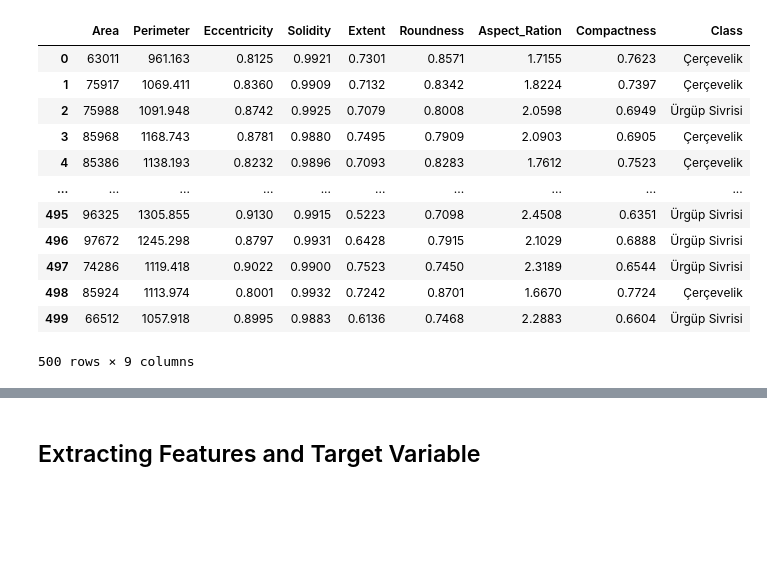
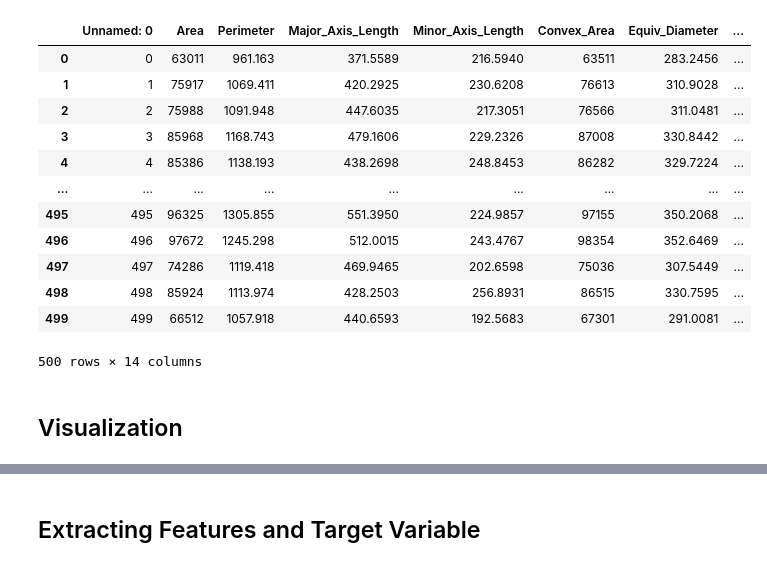
Before and after one commit to MANAS-AI-Taskphase-24-25/Nandini_Sah, a Jupyter notebook: Task 2/Task 2.1/logisticregression.ipynb, the cells around one changed output, grey strips where cells are left out. Drawn from its saved outputs; the diff is of its cells as text; code cells hidden in the pictures; blank space fills up the shorter version.

```diff
--- a/Task 2/Task 2.1/logisticregression.ipynb
+++ b/Task 2/Task 2.1/logisticregression.ipynb
@@ -6,21 +6,21 @@ import math
 import matplotlib.pyplot as plt
 # %%
 train_data = pd.read_csv("Gotem Pumpkins.csv")
-train_data = train_data.drop(['Unnamed: 0', 'Minor_Axis_Length', 'Major_Axis_Length', 'Convex_Area','Equiv_Diameter'],axis=1)
 test_data = pd.read_csv("Freyja_Pumpkins.csv")
-test_data = test_data.drop(['Unnamed: 0','Minor_Axis_Length','Major_Axis_Length', 'Convex_Area','Equiv_Diameter'],axis=1)
 test_data
 # %% [output]
-|  | Area | Perimeter | Eccentricity | Solidity | Extent | Roundness | Aspect_Ration | Compactness | Class |
-| 0 | 63011 | 961.163 | 0.8125 | 0.9921 | 0.7301 | 0.8571 | 1.7155 | 0.7623 | Çerçevelik |
-| 1 | 75917 | 1069.411 | 0.8360 | 0.9909 | 0.7132 | 0.8342 | 1.8224 | 0.7397 | Çerçevelik |
-| 2 | 75988 | 1091.948 | 0.8742 | 0.9925 | 0.7079 | 0.8008 | 2.0598 | 0.6949 | Ürgüp Sivrisi |
-| 3 | 85968 | 1168.743 | 0.8781 | 0.9880 | 0.7495 | 0.7909 | 2.0903 | 0.6905 | Çerçevelik |
-| 4 | 85386 | 1138.193 | 0.8232 | 0.9896 | 0.7093 | 0.8283 | 1.7612 | 0.7523 | Çerçevelik |
-| ... | ... | ... | ... | ... | ... | ... | ... | ... | ... |
-| 495 | 96325 | 1305.855 | 0.9130 | 0.9915 | 0.5223 | 0.7098 | 2.4508 | 0.6351 | Ürgüp Sivrisi |
-| 496 | 97672 | 1245.298 | 0.8797 | 0.9931 | 0.6428 | 0.7915 | 2.1029 | 0.6888 | Ürgüp Sivrisi |
-| 497 | 74286 | 1119.418 | 0.9022 | 0.9900 | 0.7523 | 0.7450 | 2.3189 | 0.6544 | Ürgüp Sivrisi |
-| 498 | 85924 | 1113.974 | 0.8001 | 0.9932 | 0.7242 | 0.8701 | 1.6670 | 0.7724 | Çerçevelik |
-| 499 | 66512 | 1057.918 | 0.8995 | 0.9883 | 0.6136 | 0.7468 | 2.2883 | 0.6604 | Ürgüp Sivrisi |
+|  | Unnamed: 0 | Area | Perimeter | Major_Axis_Length | Minor_Axis_Length | Convex_Area | Equiv_Diameter | ... |
+| 0 | 0 | 63011 | 961.163 | 371.5589 | 216.5940 | 63511 | 283.2456 | ... |
+| 1 | 1 | 75917 | 1069.411 | 420.2925 | 230.6208 | 76613 | 310.9028 | ... |
+| 2 | 2 | 75988 | 1091.948 | 447.6035 | 217.3051 | 76566 | 311.0481 | ... |
+| 3 | 3 | 85968 | 1168.743 | 479.1606 | 229.2326 | 87008 | 330.8442 | ... |
+| 4 | 4 | 85386 | 1138.193 | 438.2698 | 248.8453 | 86282 | 329.7224 | ... |
+| ... | ... | ... | ... | ... | ... | ... | ... | ... |
+| 495 | 495 | 96325 | 1305.855 | 551.3950 | 224.9857 | 97155 | 350.2068 | ... |
+| 496 | 496 | 97672 | 1245.298 | 512.0015 | 243.4767 | 98354 | 352.6469 | ... |
+| 497 | 497 | 74286 | 1119.418 | 469.9465 | 202.6598 | 75036 | 307.5449 | ... |
+| 498 | 498 | 85924 | 1113.974 | 428.2503 | 256.8931 | 86515 | 330.7595 | ... |
+| 499 | 499 | 66512 | 1057.918 | 440.6593 | 192.5683 | 67301 | 291.0081 | ... |
-500 rows × 9 columns
+500 rows × 14 columns
+# %% [markdown]
+## Visualization
```
Also changed, not shown: parts of 10 cells of this notebook.
